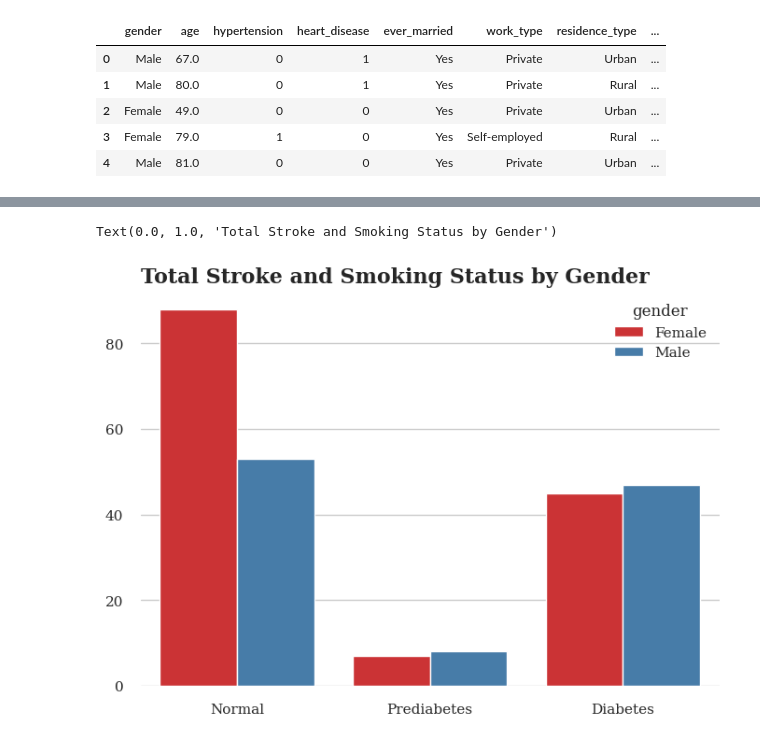
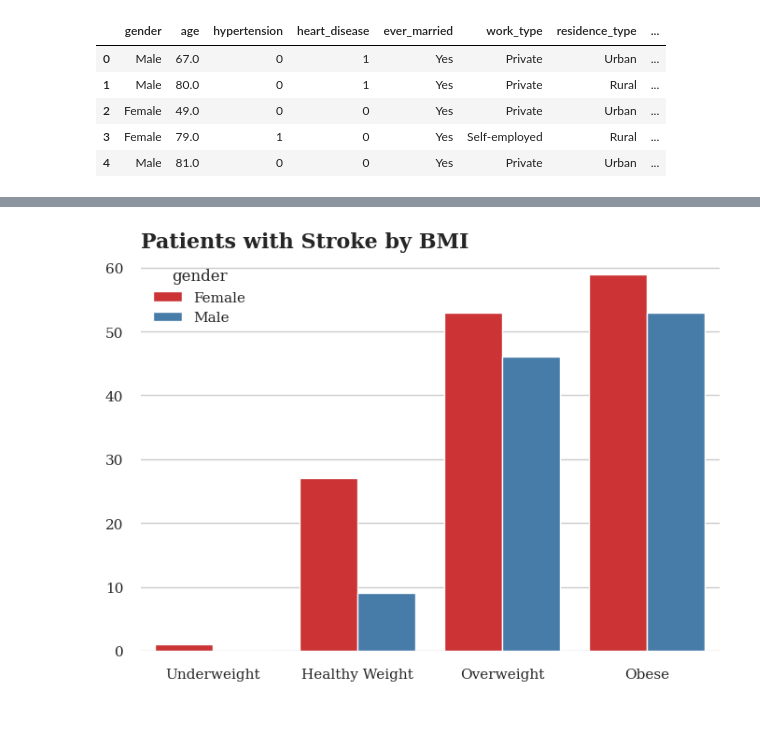
Before and after one commit to emirhansilsupur/brain-stroke-prediction, a Jupyter notebook: brain_stroke.ipynb, the cells around one changed output, grey strips where cells are left out. Saved outputs shown, nothing was run; the diff lists cells and outputs as text; code cells hidden in the pictures.

Commit message:
add last bivariate plot

```diff
--- a/brain_stroke.ipynb
+++ b/brain_stroke.ipynb
@@ -505,8 +497,10 @@ dg_1=eda_data.groupby(["bmi_bin","gender"])["stroke"].sum().reset_index()
 # %%
-#sns.set_style("whitegrid")
-ax=sns.barplot(x="bmi_bin",y="stroke",hue="gender",data=dg_1,palette="Set1")
-
-sns.despine(bottom = True, left = True)
-ax.set(ylabel=None)
-ax.set(xlabel=None)
-ax.set_title("Total Strokes and BMI by Gender",loc="left",fontsize=18,fontweight="bold")
+def bivariate_plot(df,var1,var2,hue,title):
+    dg = df.groupby([var1,hue])[var2].sum().reset_index()
+    sns.set_style("whitegrid", {"font.family":"serif", "font.serif":"Times New Roman"})
+    ax = sns.barplot(x=var1, y=var2, hue=hue, data=dg, palette="Set1")
+    sns.despine(bottom = True, left = True)
+    ax.set(ylabel=None)
+    ax.set(xlabel=None)
+    ax.set_title(title, loc="left", fontsize=16, fontweight="bold")
+    return plt.show()
@@ -571,13 +507,4 @@ dg_5 = eda_data.groupby(["avg_glucose_level_bin","gender"])["stroke"].sum().rese
-# %%
-sns.set_style("whitegrid",{"font.family":"serif", "font.serif":"Times New Roman"})
-
-ax=sns.barplot(x="avg_glucose_level_bin",y="stroke",hue="gender",data=dg_5,palette="Set1")
-
-sns.despine(bottom = True, left = True)
-
-ax.set(ylabel=None)
-ax.set(xlabel=None)
-ax.set_title("Total Stroke and Smoking Status by Gender",loc="left",fontsize=16,fontweight="bold")
-# %% [output]
-Text(0.0, 1.0, 'Total Stroke and Smoking Status by Gender')
-[figure, removed]
+# %%
+bivariate_plot(eda_data,"bmi_bin","stroke","gender","Patients with Stroke by BMI")
+# %% [output]
+[figure, added]
```
Also changed, not shown: parts of 19 cells of this notebook.
